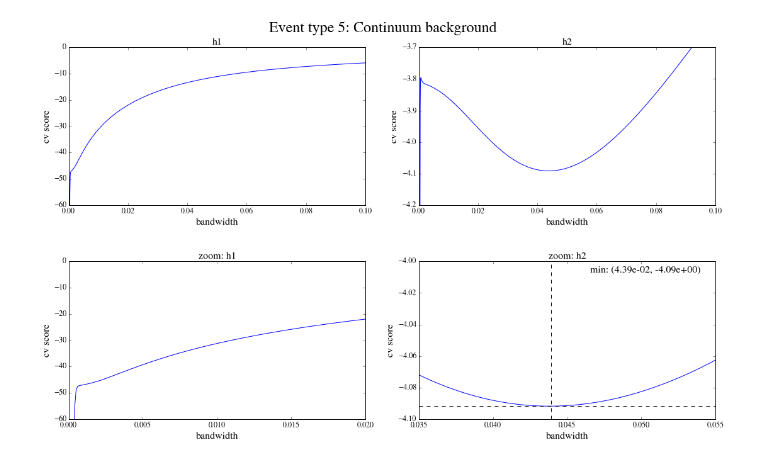
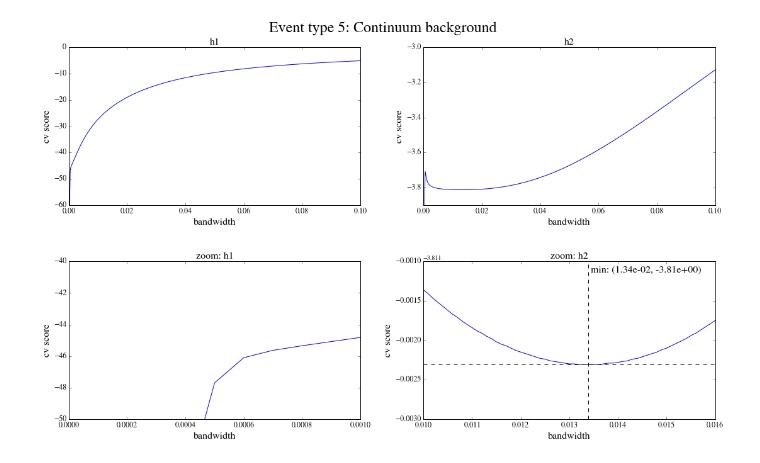
Before and after one commit to dchao34/bbrcit_kde, a Jupyter notebook: visual/cv_visual.ipynb, the cells around one changed output. Saved outputs shown, nothing was run; the diff lists cells and outputs as text; code cells hidden in the pictures.

```diff
--- a/visual/cv_visual.ipynb
+++ b/visual/cv_visual.ipynb
@@ -116,17 +116,17 @@ plt.show()
 # %%
 fig = plt.figure(figsize=(5*1.615*2,10))
 fig.suptitle(r'Event type 5: Continuum background', fontsize=24)
 
 ax = fig.add_subplot(2,2,1)
-plot_cvscan('evttype5.col0.txt', ax, title='h1',xlim=(0,0.1), ylim=(-60, 0))
+plot_cvscan('cv/evttype5.col0.txt', ax, title='h1',xlim=(0,0.1), ylim=(-60, 0))
 ax = fig.add_subplot(2,2,2)
-plot_cvscan('evttype5.col1.txt', ax, title='h2', xlim=(0, 0.1), ylim=(-4.2,-3.7))
+plot_cvscan('cv/evttype5.col1.txt', ax, title='h2', xlim=(0, 0.1), ylim=(-3.9,-3))
 ax = fig.add_subplot(2,2,3)
-plot_cvscan('evttype5.col0.txt', ax, title='zoom: h1',xlim=(0,0.02), ylim=(-60, 0))
+plot_cvscan('cv/evttype5.col0.txt', ax, title='zoom: h1',xlim=(0,0.001), ylim=(-50, -40))
 ax = fig.add_subplot(2,2,4)
-plot_cvscan('evttype5.col1.txt', ax, title='zoom: h2', xlim=(0.035, 0.055), ylim=(-4.1,-4.0), quad_lsq=True)
+plot_cvscan('cv/evttype5.col1.txt', ax, title='zoom: h2', xlim=(0.01, 0.016), ylim=(-3.814,-3.812), quad_lsq=True)
 
 plt.tight_layout(pad=4.0, w_pad=2.0)
 plt.show()
 # %% [output]
-[figure, old version]
+[figure, new version]
```
Also changed, not shown: parts of 4 cells of this notebook, 1 other file.
